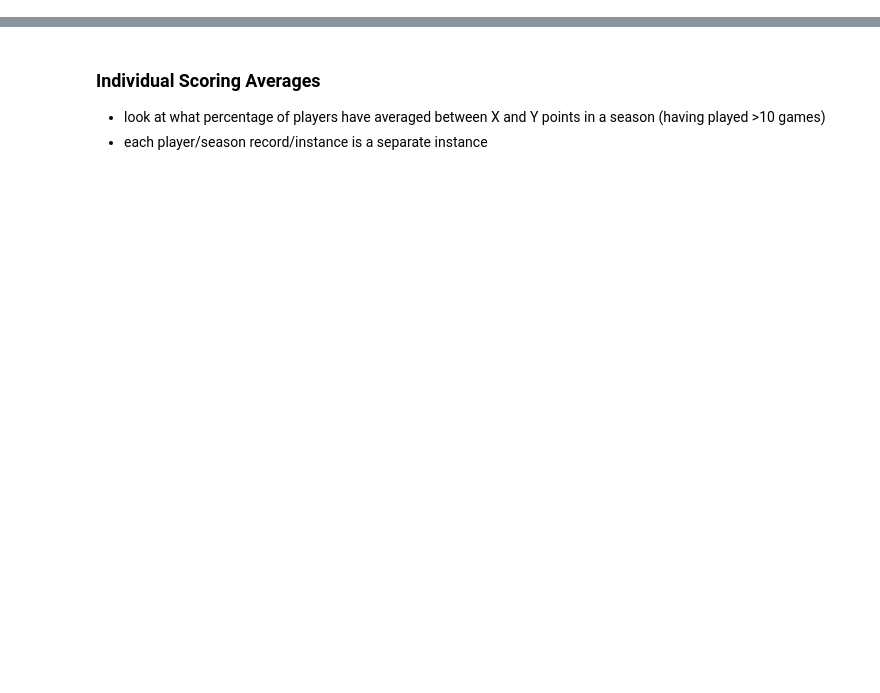
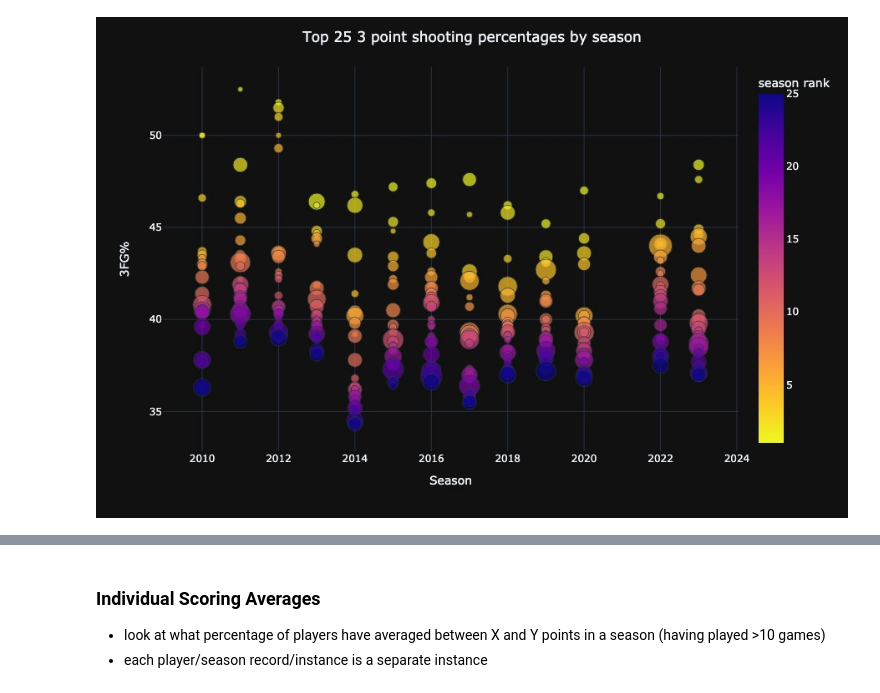
Before and after one commit to emmaritcey/usports_database, a Jupyter notebook: Final_Visualizations_Scoring.ipynb, the cells around one changed output, grey strips where cells are left out. Saved outputs shown, nothing was run; the diff lists cells and outputs as text; code cells hidden in the pictures; blank space fills up the shorter version.

```diff
--- a/Final_Visualizations_Scoring.ipynb
+++ b/Final_Visualizations_Scoring.ipynb
@@ -554,0 +401,32 @@ fig.write_image("images/ind_top25_3fg_pct_by_season_violin.jpeg", scale=6)
+# %%
+q = """
+    SELECT season, fga3, fg3_percent, season_rank
+    FROM (  SELECT player_shooting.*,
+                row_number() OVER (PARTITION BY season ORDER BY fg3_percent DESC) AS season_rank
+            FROM player_shooting
+            NATURAL JOIN player_info
+            WHERE games_played > 10 AND fgm3 >= 1
+          ) player_shooting
+    WHERE season_rank >= 1 AND season_rank <= 25
+"""
+
+
+result = read_query(connection, q, None)
+df = pd.DataFrame(result, columns=['Season', '3fga', '3fg%', 'season rank'])
+
+
+fig = px.scatter(df, 'Season', '3fg%', size=df['3fga']**2, color='season rank')
+fig.update_layout(template="plotly_dark",
+                  width=900,
+                  height=600,
+                  title='Top 25 3 point shooting percentages by season',
+                  xaxis_title='Season',
+                  yaxis_title='3FG%',
+                  title_x=0.5)
+fig.update_coloraxes(reversescale=True)
+fig.show('jpg')
+
+#save Figure as jpg image
+fig.write_image("images/ind_top25_3fg_pct_by_season.jpeg", scale=6)
+# %% [output]
+[figure, added]
```
Also changed, not shown: parts of 42 cells of this notebook, 8 other files.
